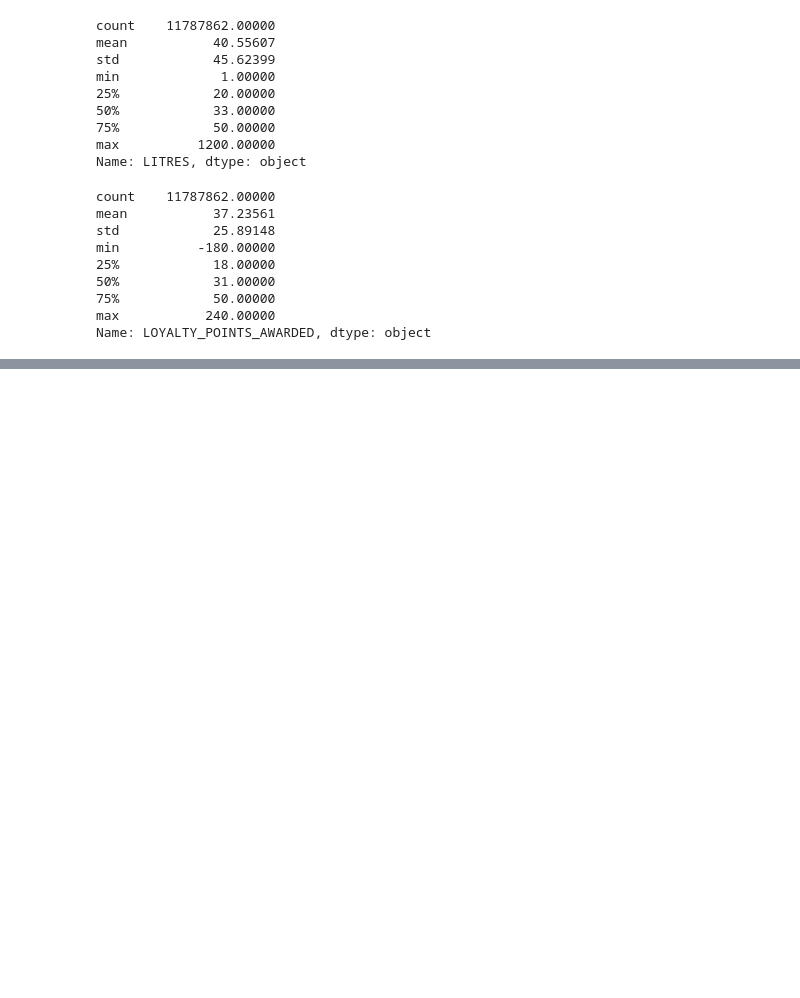
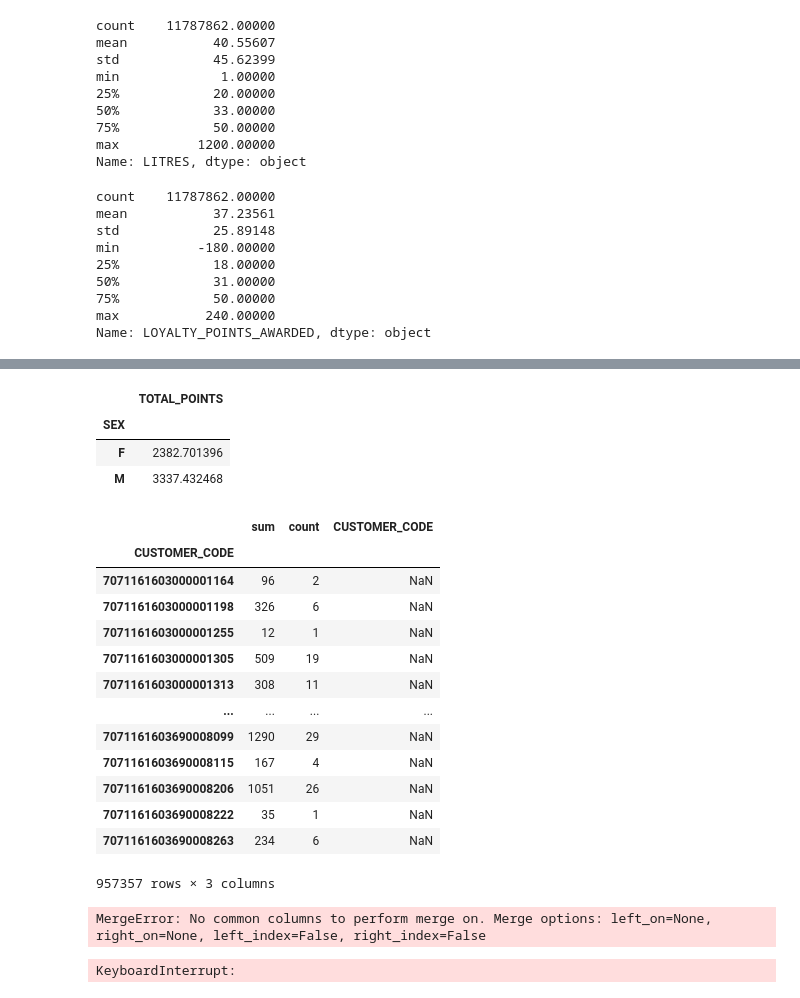
Before and after one commit to Alantjee/GBACDutchieVita, a Jupyter notebook: Transaction data notebook.ipynb, the cells around one changed output, grey strips where cells are left out. Saved outputs shown, nothing was run; the diff lists cells and outputs as text; code cells hidden in the pictures; blank space fills up the shorter version.

```diff
--- a/Transaction data notebook.ipynb
+++ b/Transaction data notebook.ipynb
@@ -119,0 +144,2 @@ Name: LOYALTY_POINTS_AWARDED, dtype: object
+# %%
+df = pd.merge(df3, df2, how = 'left')
@@ -119,0 +162,42 @@ Name: LOYALTY_POINTS_AWARDED, dtype: object
+# %%
+t = df.groupby('SEX')[['TOTAL_POINTS']].agg('mean')
+t
+# %% [output]
+|  | TOTAL_POINTS |
+| SEX |  |
+| F | 2382.701396 |
+| M | 3337.432468 |
+# %%
+df['REQUEST_YEAR'] = pd.to_datetime(df['REQUEST_YEAR'])
+# %%
+frequency = df.groupby('CUSTOMER_CODE')['LITRES'].agg(['sum', 'count'])
+frequency['CUSTOMER_CODE'] = df['CUSTOMER_CODE']
+frequency
+# %% [output]
+|  | sum | count | CUSTOMER_CODE |
+| CUSTOMER_CODE |  |  |  |
+| 7071161603000001164 | 96 | 2 | NaN |
+| 7071161603000001198 | 326 | 6 | NaN |
+| 7071161603000001255 | 12 | 1 | NaN |
+| 7071161603000001305 | 509 | 19 | NaN |
+| 7071161603000001313 | 308 | 11 | NaN |
+| ... | ... | ... | ... |
+| 7071161603690008099 | 1290 | 29 | NaN |
+| 7071161603690008115 | 167 | 4 | NaN |
+| 7071161603690008206 | 1051 | 26 | NaN |
+| 7071161603690008222 | 35 | 1 | NaN |
+| 7071161603690008263 | 234 | 6 | NaN |
+957357 rows × 3 columns
+# %%
+customerdata = pd.merge(df, frequency, how = 'left')
+customerdata
+# %% [output]
+MergeError: No common columns to perform merge on. Merge options: left_on=None, right_on=None, left_index=False, right_index=False
+# %%
+# Aggregate at customer level
+customer_data = pd.DataFrame(df.pivot_table(index="CUSTOMER_CODE",
+                                              values=["REQUEST_YEAR", "LITRES"],
+                                              aggfunc={"REQUEST_YEAR": [min, max, pd.Series.nunique], "LITRES": sum}))
+customer_data.head()
+# %% [output]
+KeyboardInterrupt:
```
Also changed, not shown: parts of 2 cells of this notebook, 2 other files.
